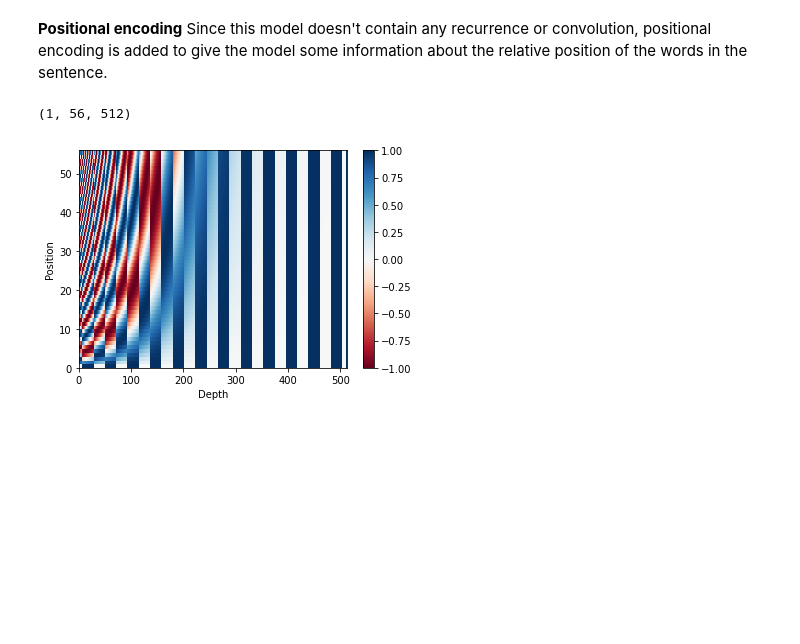
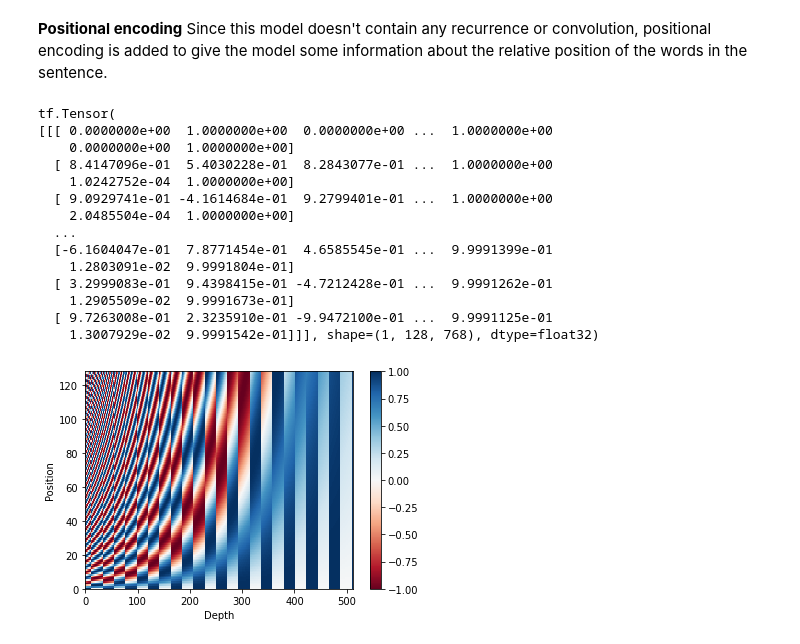
Before and after one commit to chalothon/BERT_from_colab, a Jupyter notebook: Transformer_language_understanding.ipynb, the cells around one changed output. Drawn from its saved outputs; the diff is of its cells as text; code cells hidden in the pictures; blank space fills up the shorter version.

```diff
--- a/Transformer_language_understanding.ipynb
+++ b/Transformer_language_understanding.ipynb
@@ -129,15 +130,28 @@ def positional_encoding(position, d_model):
   pos_encoding = angle_rads[np.newaxis, ...]
   return tf.cast(pos_encoding, dtype=tf.float32)
 # %%
-pos_encoding = positional_encoding(56, 512)
-print (pos_encoding.shape)
+pos_encoding = positional_encoding(128, 768)
+print (pos_encoding)
 
 plt.pcolormesh(pos_encoding[0], cmap='RdBu')
 plt.xlabel('Depth')
 plt.xlim((0, 512))
 plt.ylabel('Position')
 plt.colorbar()
 plt.show()
 # %% [output]
-(1, 56, 512)
+tf.Tensor(
+[[[ 0.0000000e+00  1.0000000e+00  0.0000000e+00 ...  1.0000000e+00
+    0.0000000e+00  1.0000000e+00]
+  [ 8.4147096e-01  5.4030228e-01  8.2843077e-01 ...  1.0000000e+00
+    1.0242752e-04  1.0000000e+00]
+  [ 9.0929741e-01 -4.1614684e-01  9.2799401e-01 ...  1.0000000e+00
+    2.0485504e-04  1.0000000e+00]
+  ...
+  [-6.1604047e-01  7.8771454e-01  4.6585545e-01 ...  9.9991399e-01
+    1.2803091e-02  9.9991804e-01]
+  [ 3.2999083e-01  9.4398415e-01 -4.7212428e-01 ...  9.9991262e-01
+    1.2905509e-02  9.9991673e-01]
+  [ 9.7263008e-01  2.3235910e-01 -9.9472100e-01 ...  9.9991125e-01
+    1.3007929e-02  9.9991542e-01]]], shape=(1, 128, 768), dtype=float32)
-[figure, old version]
+[figure, new version]
```
Also changed, not shown: parts of 1 cell of this notebook.
